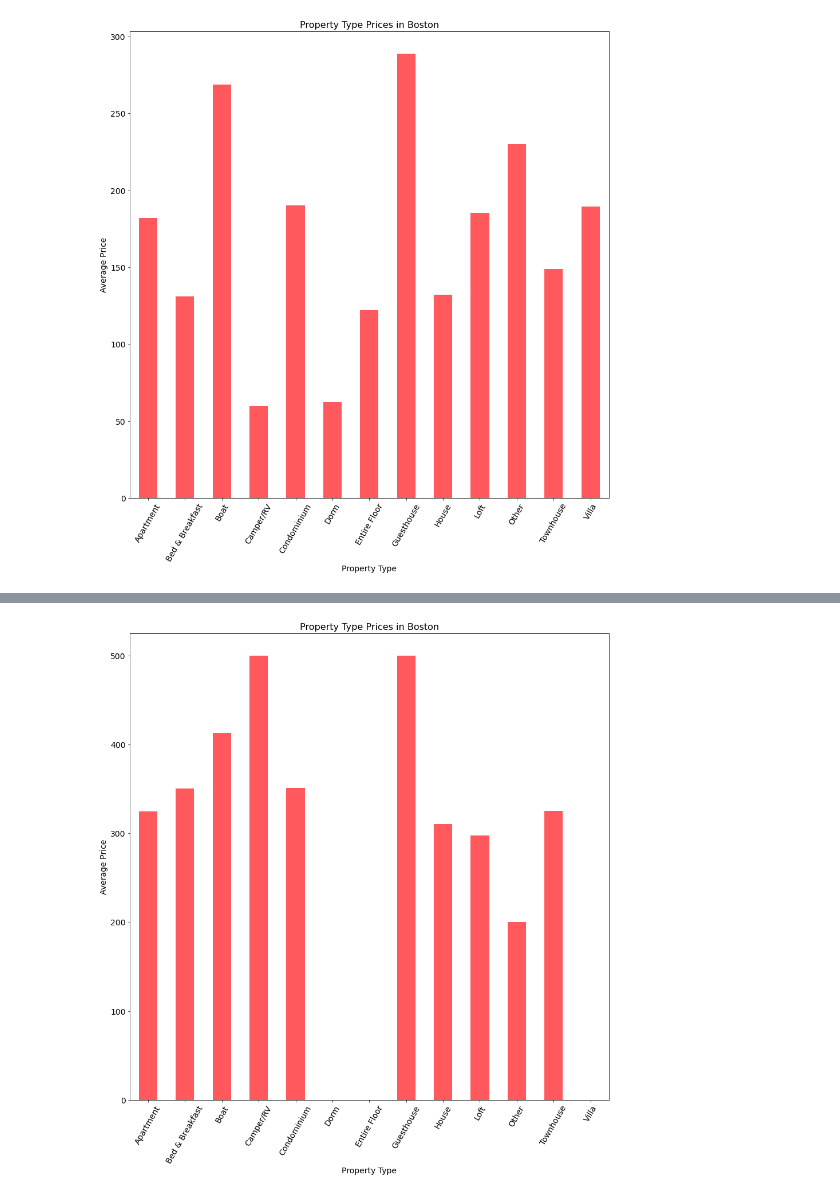
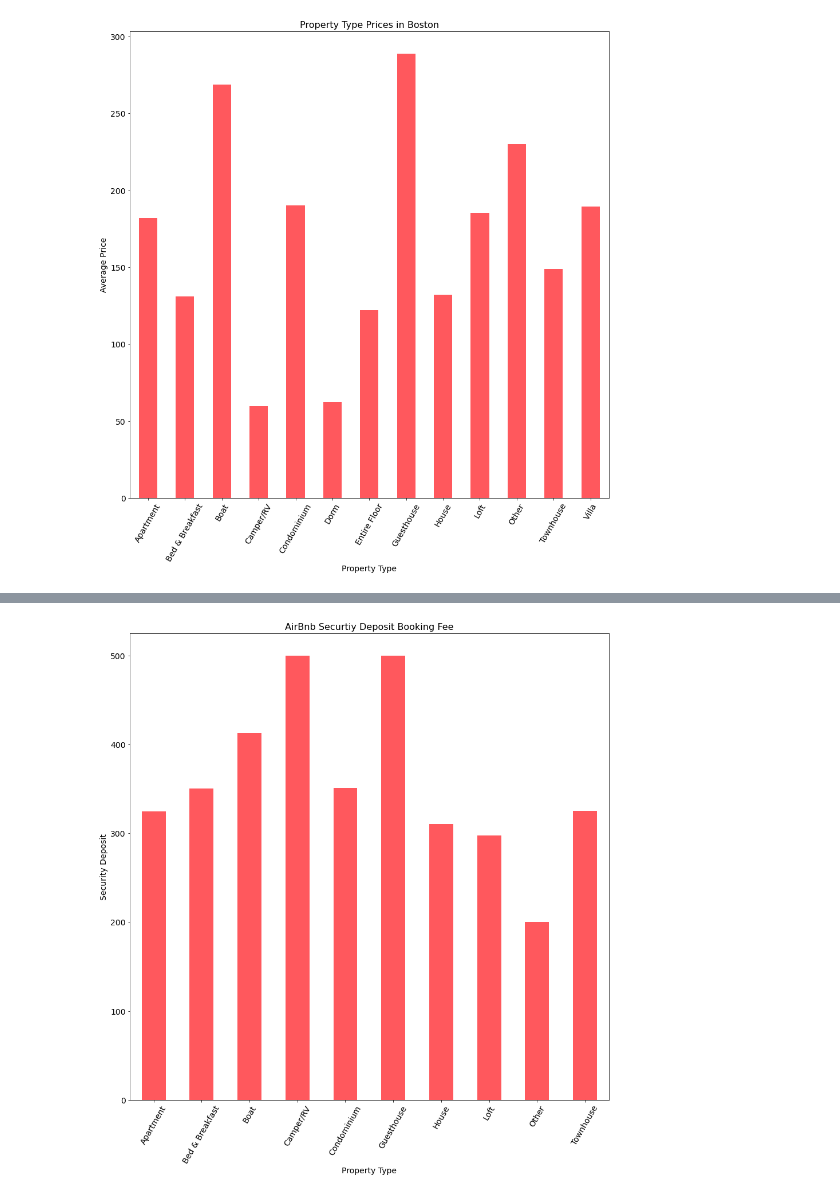
Before and after one commit to waqar-ahmed91/AirBnb-Boston-Data-Analysis, a Jupyter notebook: Boston AirBnB.ipynb, the cells around one changed output, grey strips where cells are left out. Drawn from its saved outputs; the diff is of its cells as text; code cells hidden in the pictures.

Commit message:
Changes to the plots

```diff
--- a/Boston AirBnB.ipynb
+++ b/Boston AirBnB.ipynb
@@ -415,0 +547,5 @@ plt.tick_params(labelsize=14);
+# %%
+sdp = ptp[ptp.security_deposit != 0]
+# %%
+sd_p = sdp.groupby('property_type')['security_deposit'].mean()
+sd_p
@@ -440,10 +570,10 @@ Name: security_deposit, dtype: float64
 # %%
-sdp.plot.bar(figsize=(15,15), color='#FF585D');
-plt.title('Property Type Prices in Boston', fontsize=16);
+sd_p.plot.bar(figsize=(15,15), color='#FF585D');
+plt.title('AirBnb Securtiy Deposit Booking Fee', fontsize=16);
 plt.xlabel('Property Type', fontsize=14);
-plt.ylabel('Average Price', fontsize=14);
+plt.ylabel('Security Deposit', fontsize=14);
 plt.xticks(rotation = 60);
 plt.tick_params(labelsize=14);
 # %% [output]
-[figure, old version]
+[figure, new version]
 # %%
```
Also changed, not shown: parts of 28 cells of this notebook, 1 other file.
